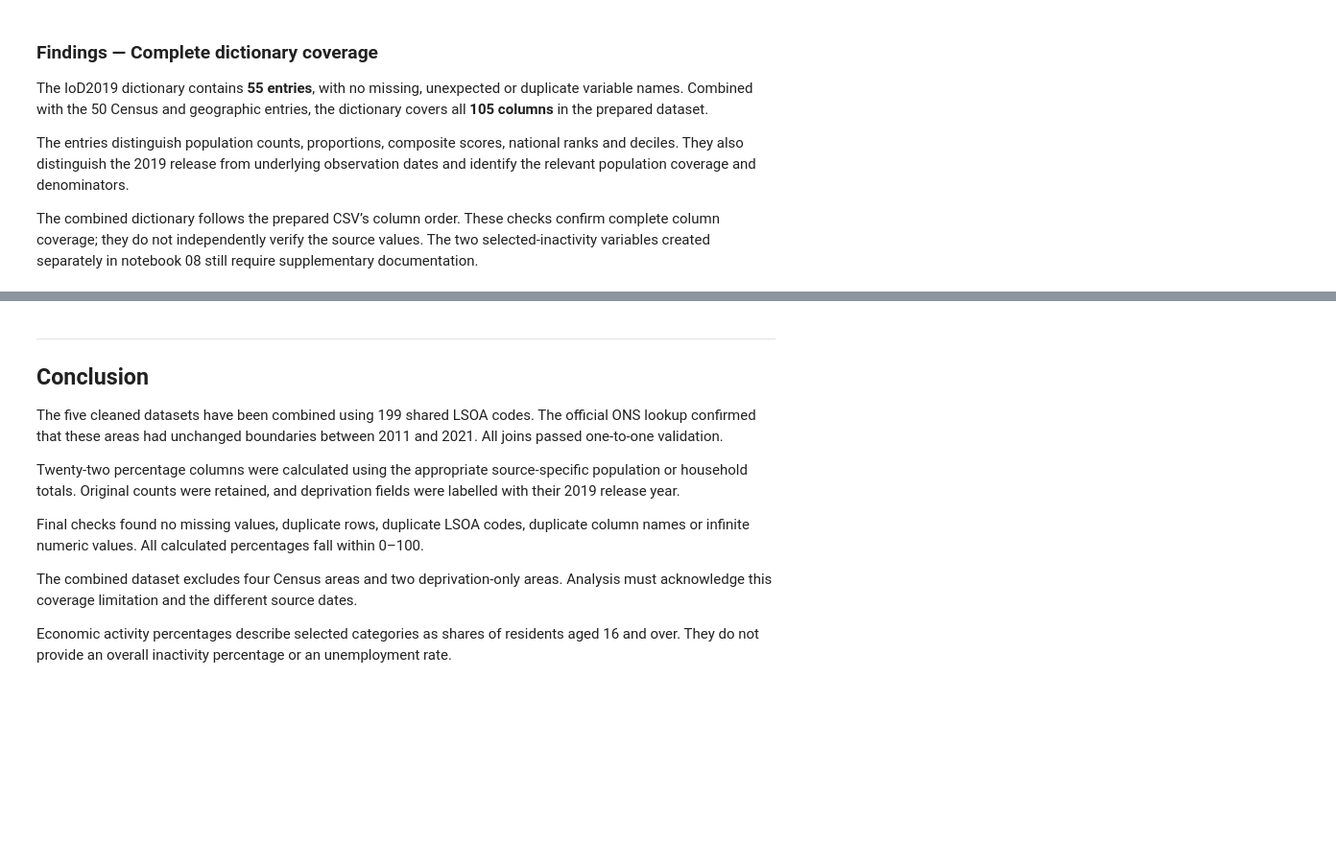
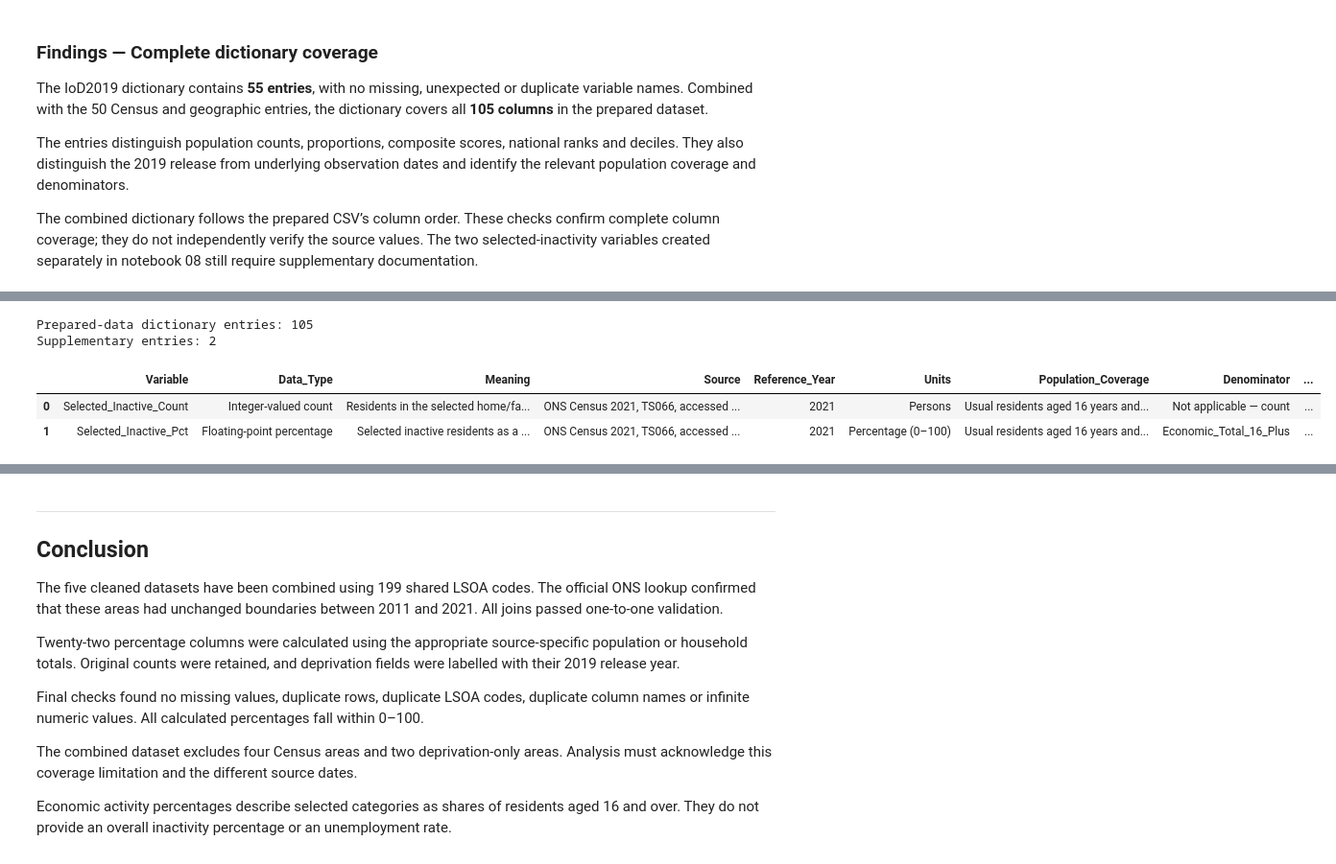
Before and after one commit to LieneRubule/dudley-employment-barriers, a Jupyter notebook: jupyter_notebooks/06_merge_and_prepare.ipynb, the cells around one changed output, grey strips where cells are left out. Shown at 96% size. Drawn from its saved outputs; the diff is of its cells as text; code cells hidden in the pictures; blank space fills up the shorter version.

Commit message:
Document supplementary inactivity variables

```diff
--- a/jupyter_notebooks/06_merge_and_prepare.ipynb
+++ b/jupyter_notebooks/06_merge_and_prepare.ipynb
@@ -2660,0 +2669,70 @@ The combined dictionary follows the prepared CSV’s column order. These checks
+# %%
+# Code developed with ChatGPT assistance.
+# Document analysis variables separately from prepared-data columns.
+supplementary_rows = [
+    {
+        "Variable": "Selected_Inactive_Count",
+        "Data_Type": "Integer-valued count",
+        "Meaning": (
+            "Residents in the selected home/family, long-term "
+            "sickness/disability and other inactivity categories"
+        ),
+        "Source": "ONS Census 2021, TS066, accessed via Nomis",
+        "Reference_Year": "2021",
+        "Units": "Persons",
+        "Population_Coverage": (
+            "Usual residents aged 16 years and over "
+            "in the 199 included Dudley LSOAs"
+        ),
+        "Denominator": "Not applicable — count",
+        "Calculation": (
+            "Inactive_Home_Or_Family + "
+            "Inactive_Long_Term_Sick_Or_Disabled + "
+            "Inactive_Other"
+        ),
+    },
+    {
+        "Variable": "Selected_Inactive_Pct",
+        "Data_Type": "Floating-point percentage",
+        "Meaning": (
+            "Selected inactive residents as a percentage "
+            "of all usual residents aged 16 years and over"
+        ),
+        "Source": "ONS Census 2021, TS066, accessed via Nomis",
+        "Reference_Year": "2021",
+        "Units": "Percentage (0–100)",
+        "Population_Coverage": (
+            "Usual residents aged 16 years and over "
+            "in the 199 included Dudley LSOAs"
+        ),
+        "Denominator": "Economic_Total_16_Plus",
+        "Calculation": (
+            "Selected_Inactive_Count / "
+            "Economic_Total_16_Plus * 100"
+        ),
+    },
+]
+
+supplementary_dictionary = pd.DataFrame(supplementary_rows)
+
+# Identify the notebook where these variables are calculated.
+supplementary_dictionary["Created_In"] = (
+    "jupyter_notebooks/08_Hypothesis_Testing.ipynb"
+)
+
+print(
+    "Prepared-data dictionary entries:",
+    len(data_dictionary),
+)
+print(
+    "Supplementary entries:",
+    len(supplementary_dictionary),
+)
+
+display(supplementary_dictionary)
+# %% [output]
+Prepared-data dictionary entries: 105
+Supplementary entries: 2
+|  | Variable | Data_Type | Meaning | Source | Reference_Year | Units | Population_Coverage | Denominator | ... |
+| 0 | Selected_Inactive_Count | Integer-valued count | Residents in the selected home/fa... | ONS Census 2021, TS066, accessed ... | 2021 | Persons | Usual residents aged 16 years and... | Not applicable — count | ... |
+| 1 | Selected_Inactive_Pct | Floating-point percentage | Selected inactive residents as a ... | ONS Census 2021, TS066, accessed ... | 2021 | Percentage (0–100) | Usual residents aged 16 years and... | Economic_Total_16_Plus | ... |
```
Also changed, not shown: parts of 2 cells of this notebook.
